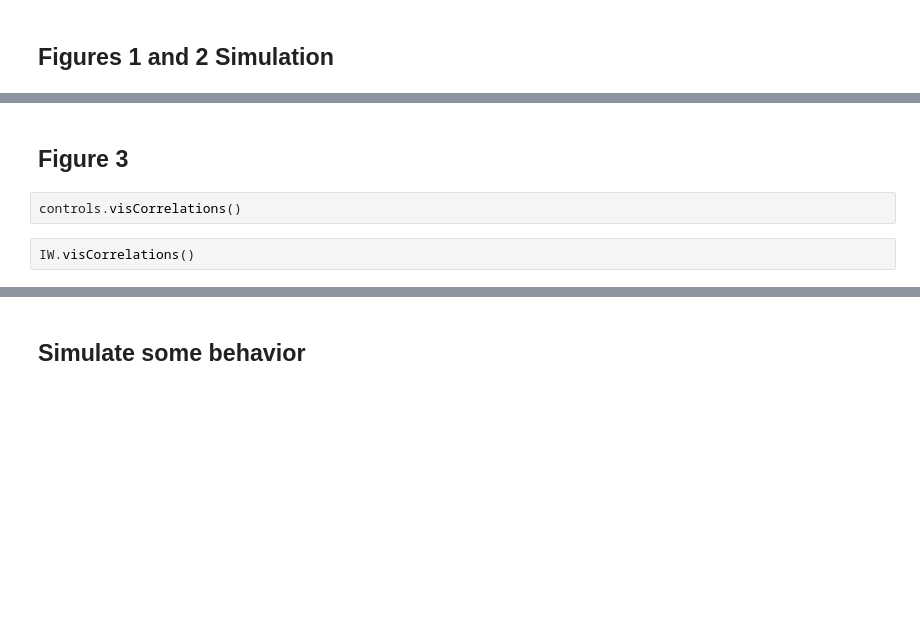
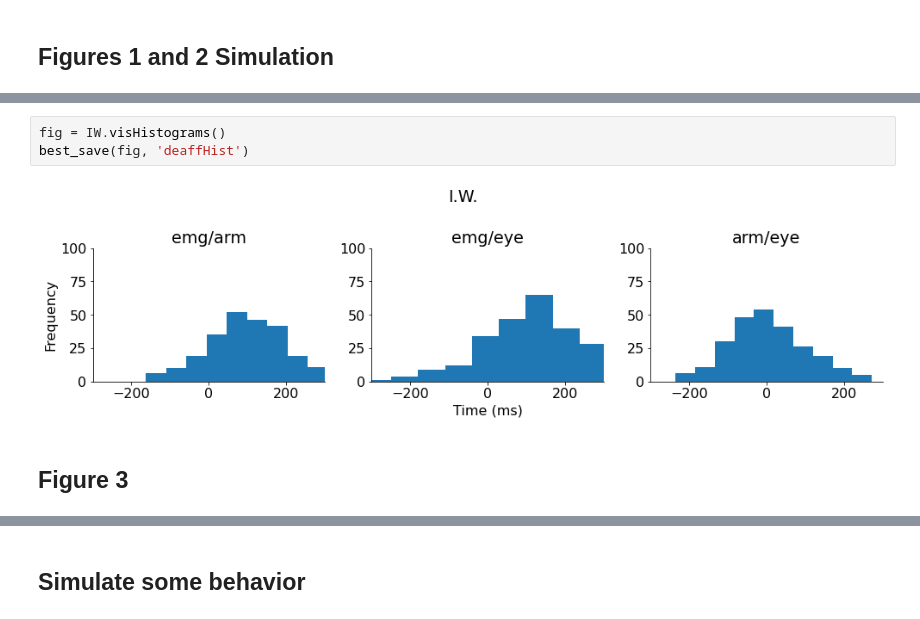
Before and after one commit to tulimid1/Recreate-Papers, a Jupyter notebook: Vercher_etal_97/vercher97Simulations.ipynb, the cells around one changed output, grey strips where cells are left out. Cells and saved outputs as stored; diff of their text form; blank space fills up the shorter version.

```diff
--- a/Vercher_etal_97/vercher97Simulations.ipynb
+++ b/Vercher_etal_97/vercher97Simulations.ipynb
@@ -335,6 +340,7 @@ IW.visHistograms()
+# %%
+fig = IW.visHistograms()
+best_save(fig, 'deaffHist')
+# %% [output]
+[figure, added]
 # %% [markdown]
 ## Figure 3
-# %%
-controls.visCorrelations()
-# %%
-IW.visCorrelations()
```
Also changed, not shown: parts of 10 cells of this notebook, 8 other files.
